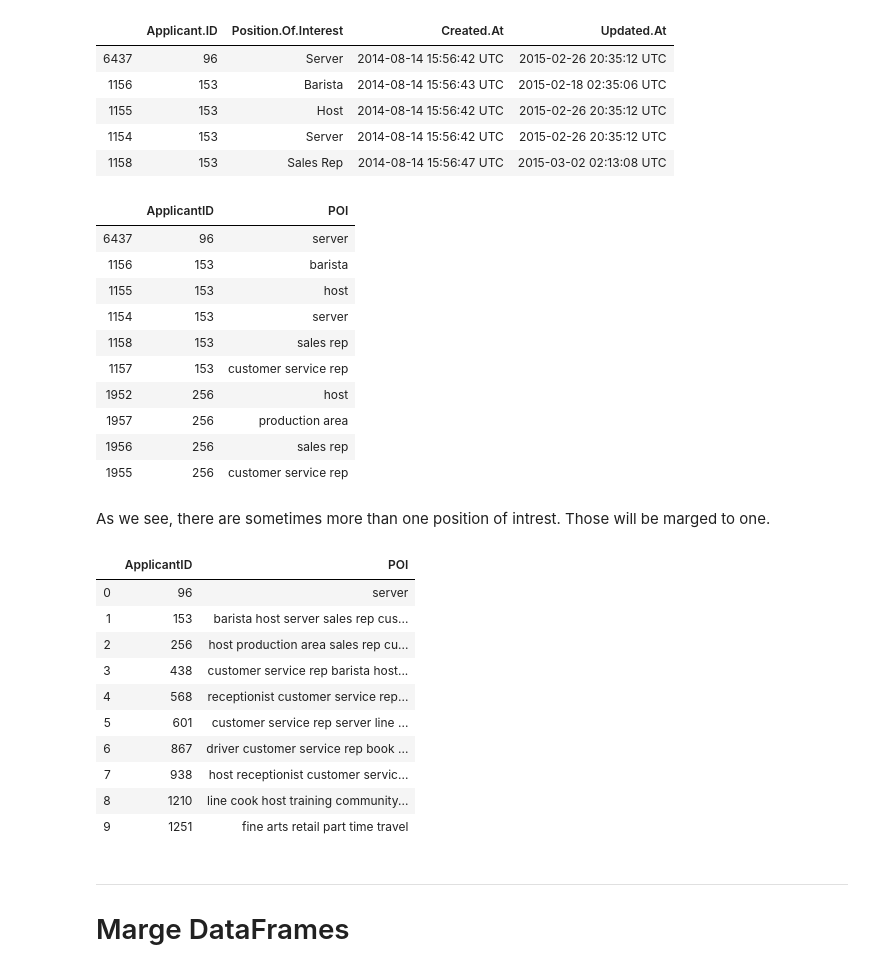
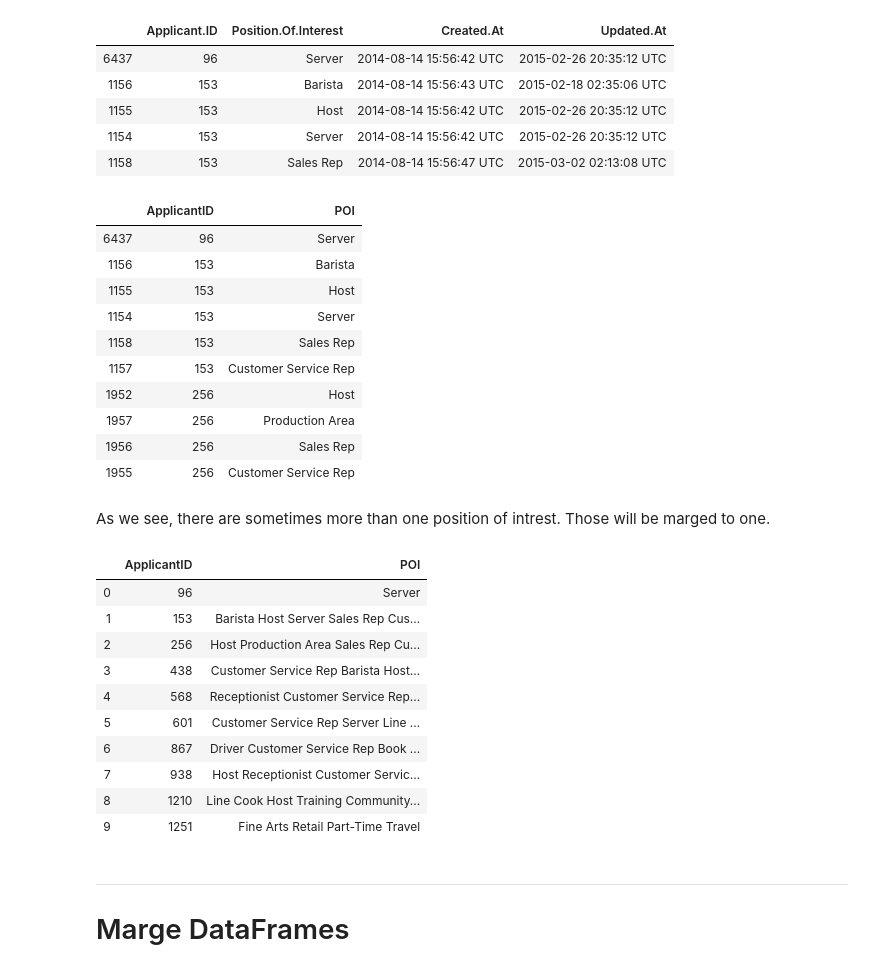
Before and after one commit to SamLevinSE/job_recommender_with_NLP, a Jupyter notebook: job_recommender_data_mining_USERS.ipynb, the cells around one changed output. Saved outputs shown, nothing was run; the diff lists cells and outputs as text; code cells hidden in the pictures.

```diff
--- a/job_recommender_data_mining_USERS.ipynb
+++ b/job_recommender_data_mining_USERS.ipynb
@@ -242,21 +211,21 @@ poi.head()
 # %%
 poi = poi.drop(['Created.At', 'Updated.At'], axis=1)
 poi.columns = ['ApplicantID', 'POI']
-poi.POI = poi.POI.str.lower()
-poi.POI = poi.POI.str.replace('[^a-z \n\.]', ' ').fillna(' ')
+# poi.POI = poi.POI.str.lower()
+poi.POI = poi.POI.fillna(' ')
 poi.head(10)
 # %% [output]
 |  | ApplicantID | POI |
-| 6437 | 96 | server |
-| 1156 | 153 | barista |
-| 1155 | 153 | host |
-| 1154 | 153 | server |
-| 1158 | 153 | sales rep |
-| 1157 | 153 | customer service rep |
-| 1952 | 256 | host |
-| 1957 | 256 | production area |
-| 1956 | 256 | sales rep |
-| 1955 | 256 | customer service rep |
+| 6437 | 96 | Server |
+| 1156 | 153 | Barista |
+| 1155 | 153 | Host |
+| 1154 | 153 | Server |
+| 1158 | 153 | Sales Rep |
+| 1157 | 153 | Customer Service Rep |
+| 1952 | 256 | Host |
+| 1957 | 256 | Production Area |
+| 1956 | 256 | Sales Rep |
+| 1955 | 256 | Customer Service Rep |
 # %% [markdown]
 As we see, there are sometimes more than one position of intrest. Those will be marged to one.
 # %%
@@ -264,16 +233,16 @@ poi = poi.groupby('ApplicantID', sort=True)['POI'].apply(' '.join).reset_index()
 poi.head(10)
 # %% [output]
 |  | ApplicantID | POI |
-| 0 | 96 | server |
-| 1 | 153 | barista host server sales rep cus... |
-| 2 | 256 | host production area sales rep cu... |
-| 3 | 438 | customer service rep barista host... |
-| 4 | 568 | receptionist customer service rep... |
-| 5 | 601 | customer service rep server line ... |
-| 6 | 867 | driver customer service rep book ... |
-| 7 | 938 | host receptionist customer servic... |
-| 8 | 1210 | line cook host training community... |
-| 9 | 1251 | fine arts retail part time travel |
+| 0 | 96 | Server |
+| 1 | 153 | Barista Host Server Sales Rep Cus... |
+| 2 | 256 | Host Production Area Sales Rep Cu... |
+| 3 | 438 | Customer Service Rep Barista Host... |
+| 4 | 568 | Receptionist Customer Service Rep... |
+| 5 | 601 | Customer Service Rep Server Line ... |
+| 6 | 867 | Driver Customer Service Rep Book ... |
+| 7 | 938 | Host Receptionist Customer Servic... |
+| 8 | 1210 | Line Cook Host Training Community... |
+| 9 | 1251 | Fine Arts Retail Part-Time Travel |
 # %%
 poi.to_csv('poi_df.csv')
 # %% [markdown]
```
Also changed, not shown: parts of 8 cells of this notebook, 3 other files.
